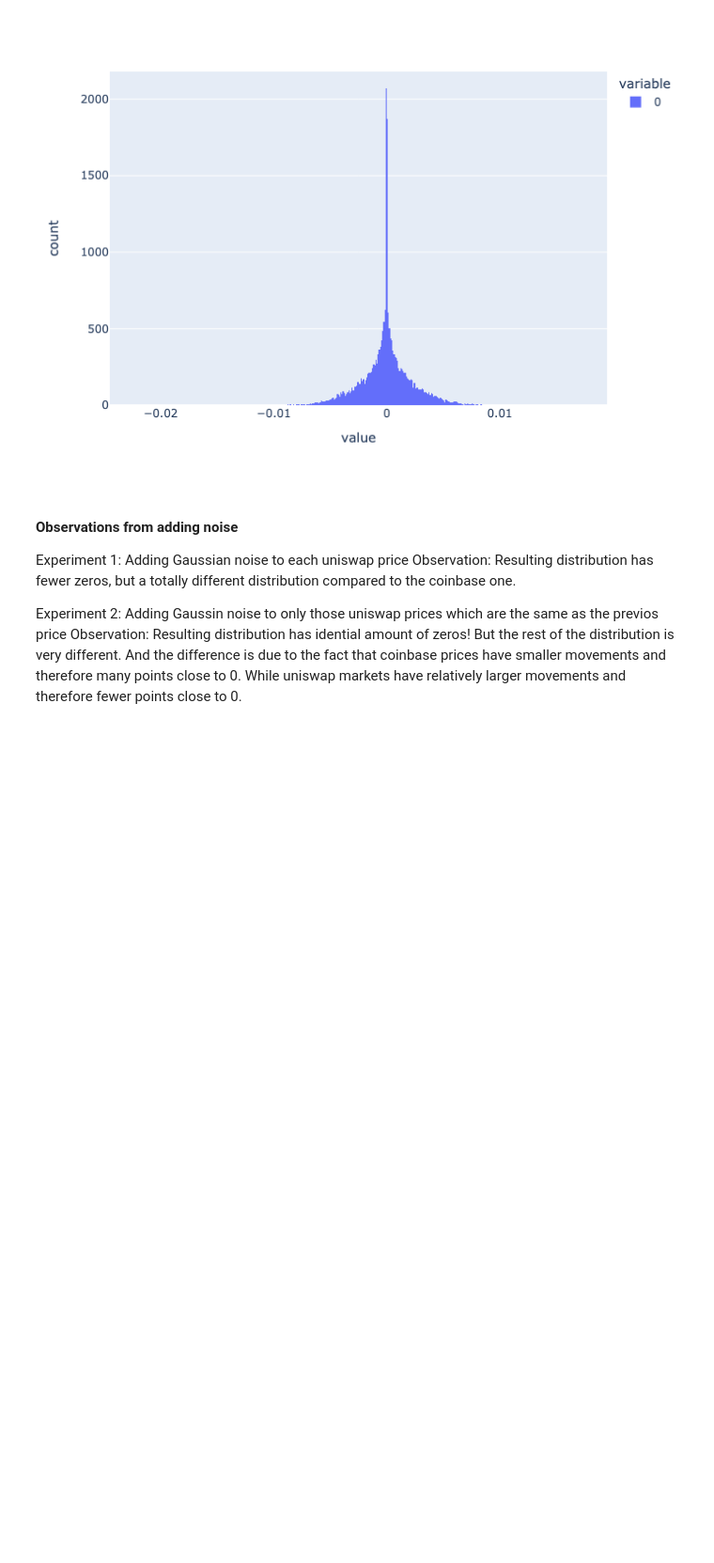
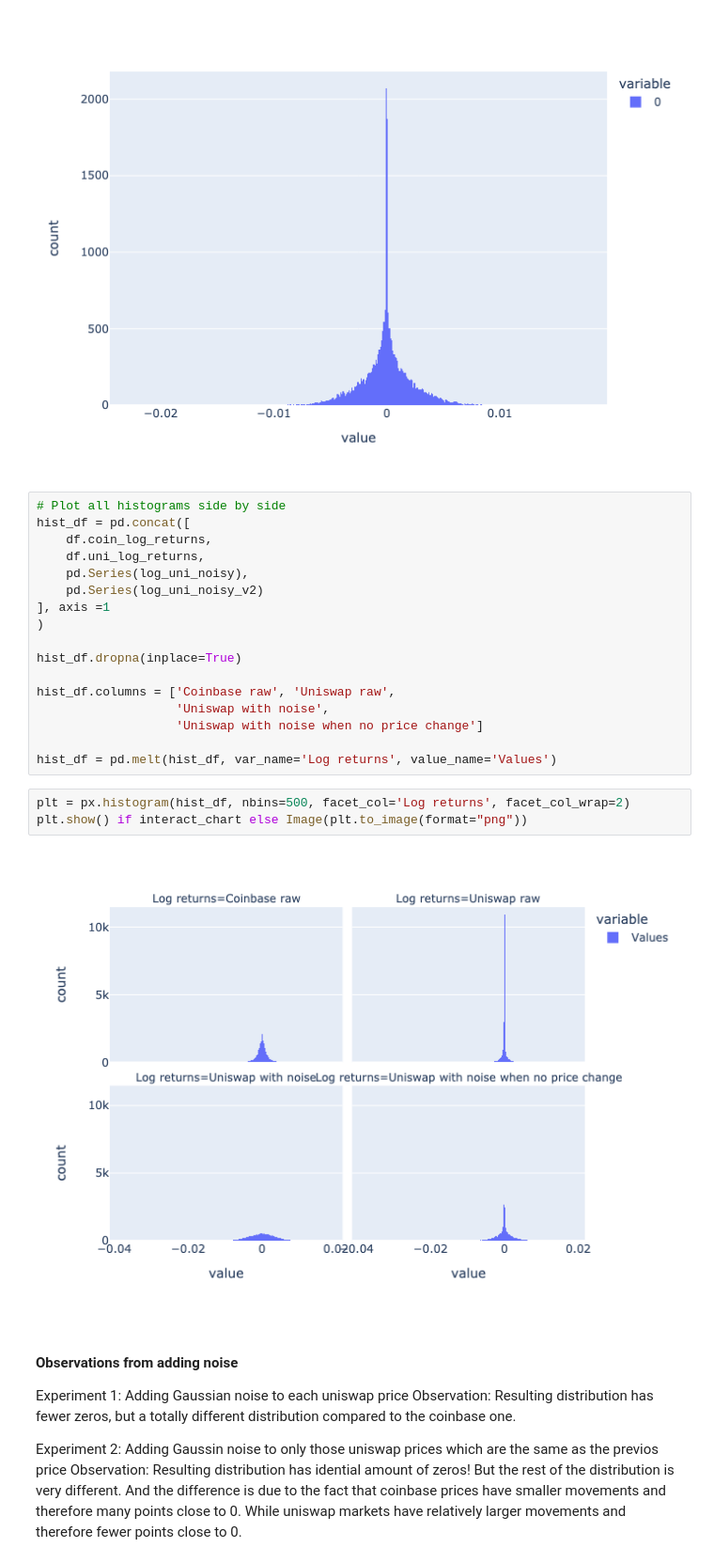
Before and after one commit to overlay-market/overlay-risk, a Jupyter notebook: scripts/noise_addition_exploration.ipynb, the cells around one changed output. Shown at 94% size. Cells and saved outputs as stored; diff of their text form; blank space fills up the shorter version.

Commit message:
Add all hists in one plot

```diff
--- a/scripts/noise_addition_exploration.ipynb
+++ b/scripts/noise_addition_exploration.ipynb
@@ -334,6 +334,28 @@ plt = px.histogram(log_uni_noisy_v2, nbins=500, labels='check')
 plt.show() if interact_chart else Image(plt.to_image(format="png"))
 # %% [output]
 [figure]
+# %%
+# Plot all histograms side by side
+hist_df = pd.concat([
+    df.coin_log_returns,
+    df.uni_log_returns,
+    pd.Series(log_uni_noisy),
+    pd.Series(log_uni_noisy_v2)
+], axis =1
+)
+
+hist_df.dropna(inplace=True)
+
+hist_df.columns = ['Coinbase raw', 'Uniswap raw',
+                   'Uniswap with noise',
+                   'Uniswap with noise when no price change']
+
+hist_df = pd.melt(hist_df, var_name='Log returns', value_name='Values')
+# %%
+plt = px.histogram(hist_df, nbins=500, facet_col='Log returns', facet_col_wrap=2)
+plt.show() if interact_chart else Image(plt.to_image(format="png"))
+# %% [output]
+[figure, added]
 # %% [markdown]
 #### Observations from adding noise
 Experiment 1: Adding Gaussian noise to each uniswap price
```
